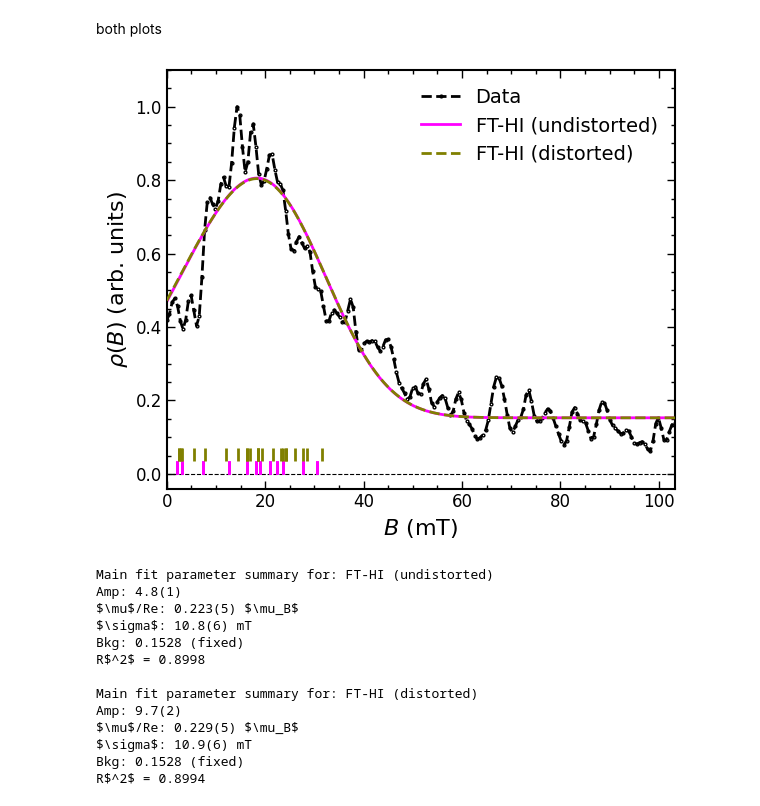
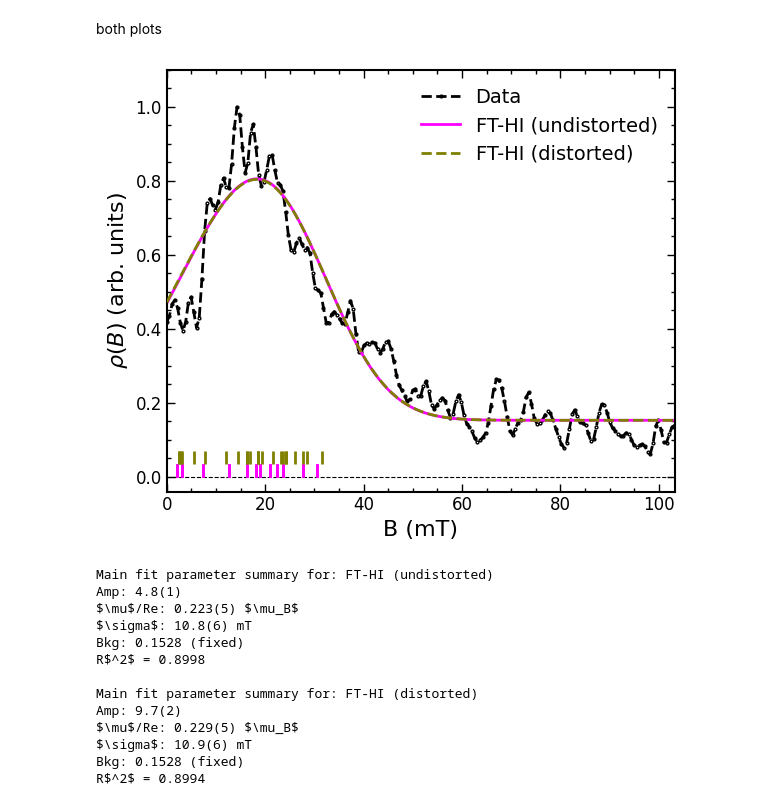
Before and after one commit to jazmaryphy/muonscripts, a Jupyter notebook: examples/SZRO/SZRO.ipynb, the cells around one changed output. Drawn from its saved outputs; the diff is of its cells as text; code cells hidden in the pictures.

```diff
--- a/examples/SZRO/SZRO.ipynb
+++ b/examples/SZRO/SZRO.ipynb
@@ -1023,5 +1027,5 @@ equivakent positions with lattice distortions
 # %%
-host_lattice = Structure.from_file(os.path.join(dpath, 'SZRO_monoP.cif'))
+# host_lattice = Structure.from_file(os.path.join(dpath, 'SZRO_monoP.cif'))
 host_lattice = p_st.copy()
 # %%
 idx = 0
@@ -1343,35 +1318,35 @@ for fit in fits_config:
         color=fit['color'],
         lw=2,
         # alpha=0.85,
         zorder=fit['zorder'] + 2
     )
 
 # 5. Axes styling and layout
 fontsize = 16
 fancy_style_axes(ax)
 
 ax.axhline(y=0, color='k', ls='--', lw=0.8, zorder=0)
 # ax.set_ylim([-0.04, 1.08])
 # ax.set_xlim([0, 105])
 ax.set_ylim([-0.04, 1.1])
 ax.set_xlim([0, 14*MHZ_TO_GAUSS*0.1])
 
-ax.set_xlabel(r'$B$ (mT)', fontsize=fontsize)
+ax.set_xlabel(r'B (mT)', fontsize=fontsize)
 ax.set_ylabel(r'$\rho(B)$ (arb. units)', fontsize=fontsize)
 
 _ordered_legend(
     ax,
     order_list=('Data', 'FT-HI (undistorted)', 'FT-HI (distorted)'),
     ncol=1, fontsize=14, frameon=False, handlelength=2.0, columnspacing=1.2
 )
 
 plt.tight_layout()
 figname='SZRO_distorted_vs_undistorted_muSRfit_distributions.png'
 figname=os.path.join(dpath, figname)
 plt.savefig(figname)
 plt.show()
 # %% [output]
-[figure, old version]
+[figure, new version]
 # %%
 for fit in fits_config:
     print(f"\nMain fit parameter summary for: {fit['label']}")
```
Also changed, not shown: parts of 5 cells of this notebook, 3 other files.
